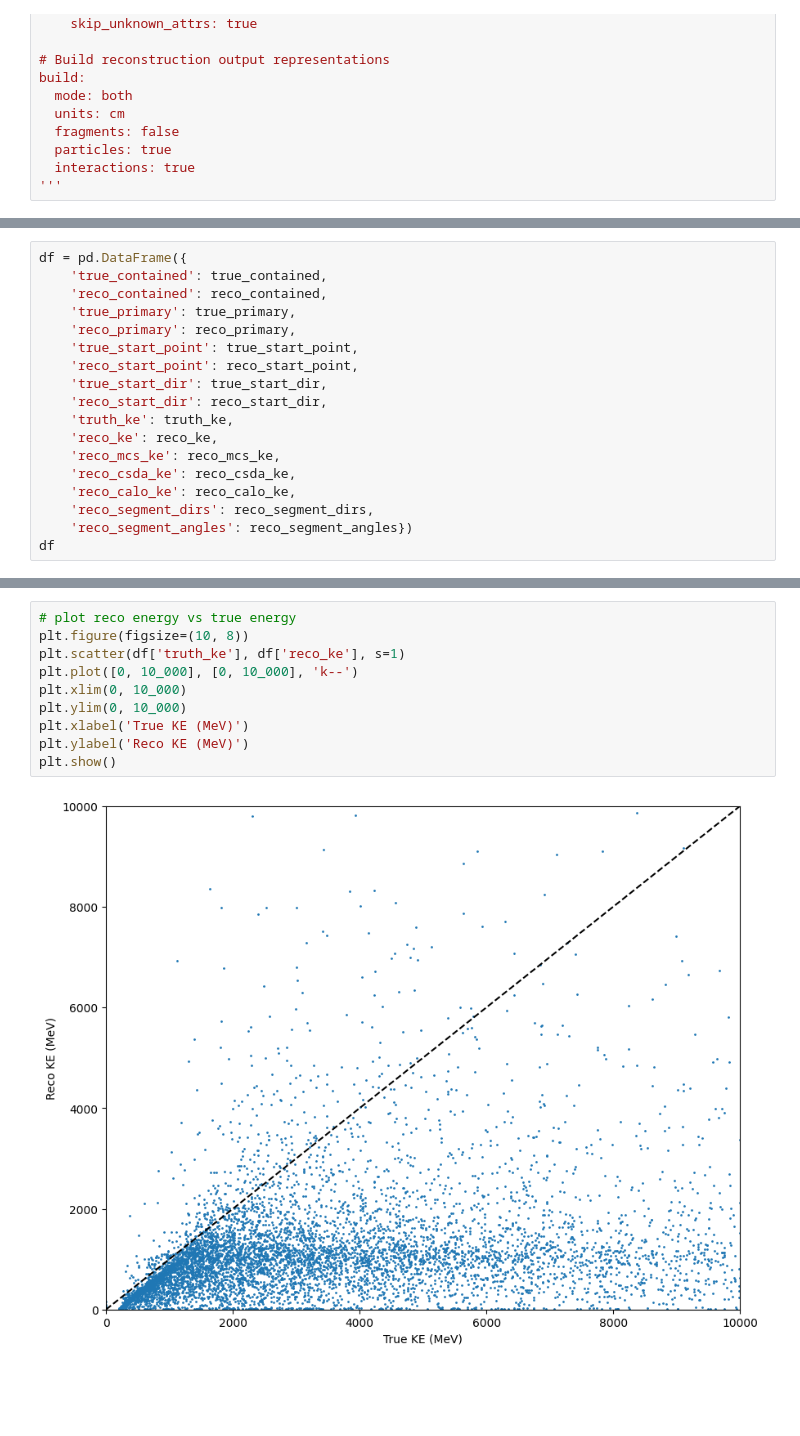
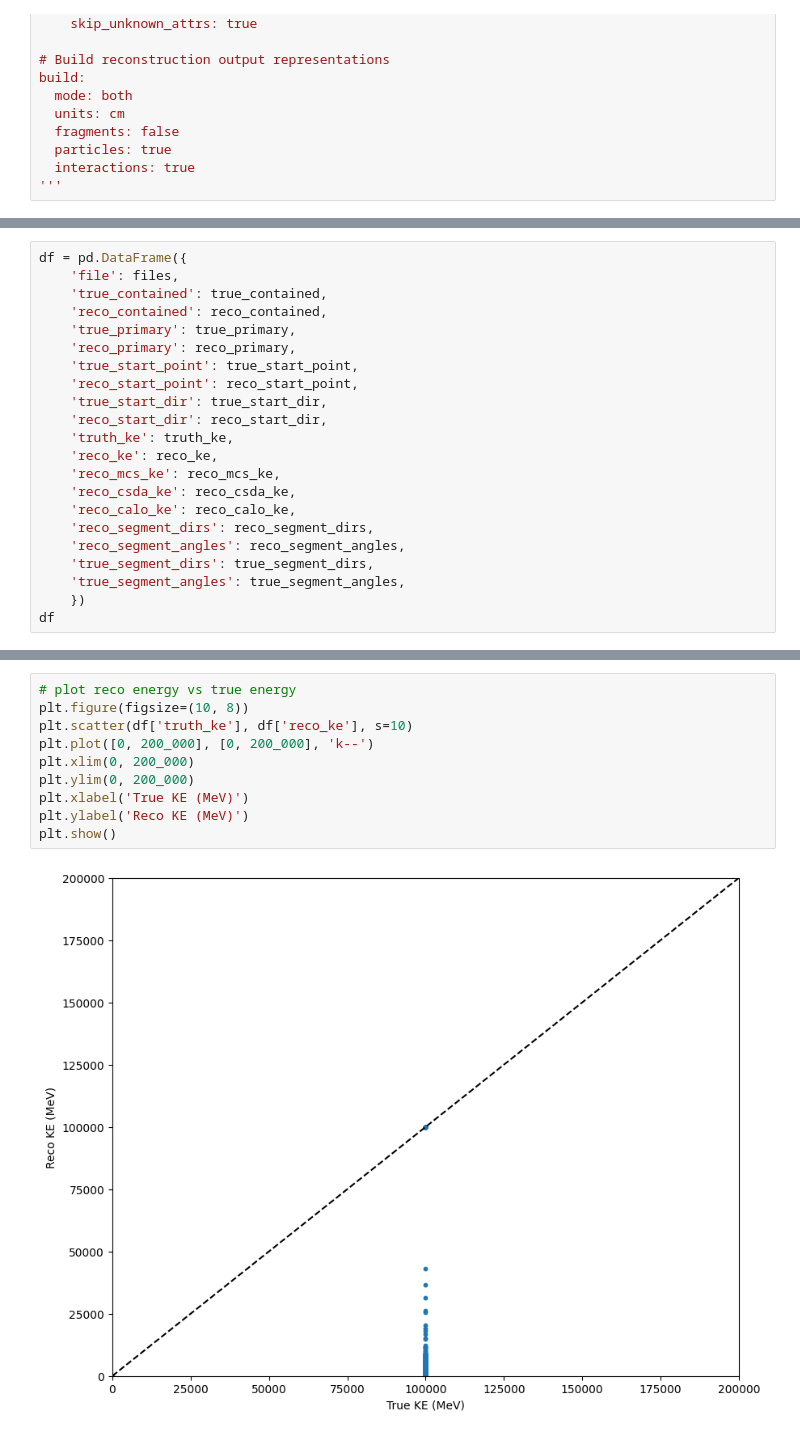
Before and after one commit to leehagaman/spine_mcs_angle_studies, a Jupyter notebook: cosmic_segment_angle_processing.ipynb, the cells around one changed output, grey strips where cells are left out. Saved outputs shown, nothing was run; the diff lists cells and outputs as text; blank space fills up the shorter version.

```diff
--- a/cosmic_segment_angle_processing.ipynb
+++ b/cosmic_segment_angle_processing.ipynb
@@ -114,5 +147,6 @@ loading 100 / 480 files
 # %%
 df = pd.DataFrame({
+    'file': files,
     'true_contained': true_contained,
     'reco_contained': reco_contained,
     'true_primary': true_primary,
@@ -127,6 +161,9 @@ df = pd.DataFrame({
     'reco_csda_ke': reco_csda_ke,
     'reco_calo_ke': reco_calo_ke,
     'reco_segment_dirs': reco_segment_dirs,
-    'reco_segment_angles': reco_segment_angles})
+    'reco_segment_angles': reco_segment_angles,
+    'true_segment_dirs': true_segment_dirs,
+    'true_segment_angles': true_segment_angles,
+    })
 df
 # %% [output]
@@ -146,13 +183,13 @@ df
 # %%
 # plot reco energy vs true energy
 plt.figure(figsize=(10, 8))
-plt.scatter(df['truth_ke'], df['reco_ke'], s=1)
-plt.plot([0, 10_000], [0, 10_000], 'k--')
-plt.xlim(0, 10_000)
-plt.ylim(0, 10_000)
+plt.scatter(df['truth_ke'], df['reco_ke'], s=10)
+plt.plot([0, 200_000], [0, 200_000], 'k--')
+plt.xlim(0, 200_000)
+plt.ylim(0, 200_000)
 plt.xlabel('True KE (MeV)')
 plt.ylabel('Reco KE (MeV)')
 plt.show()
 # %% [output]
-[figure, old version]
+[figure, new version]
 # %%
```
Also changed, not shown: parts of 4 cells of this notebook, 4 other files.
